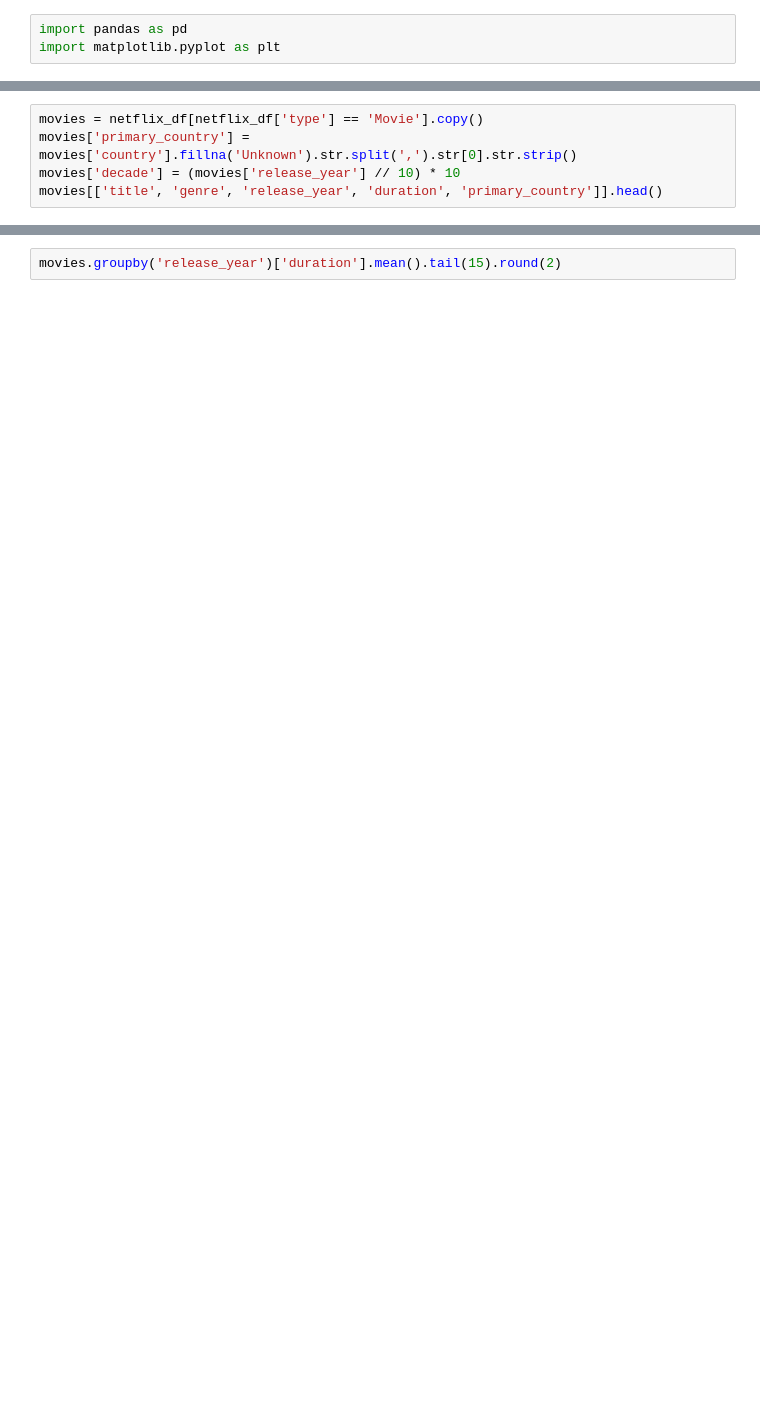
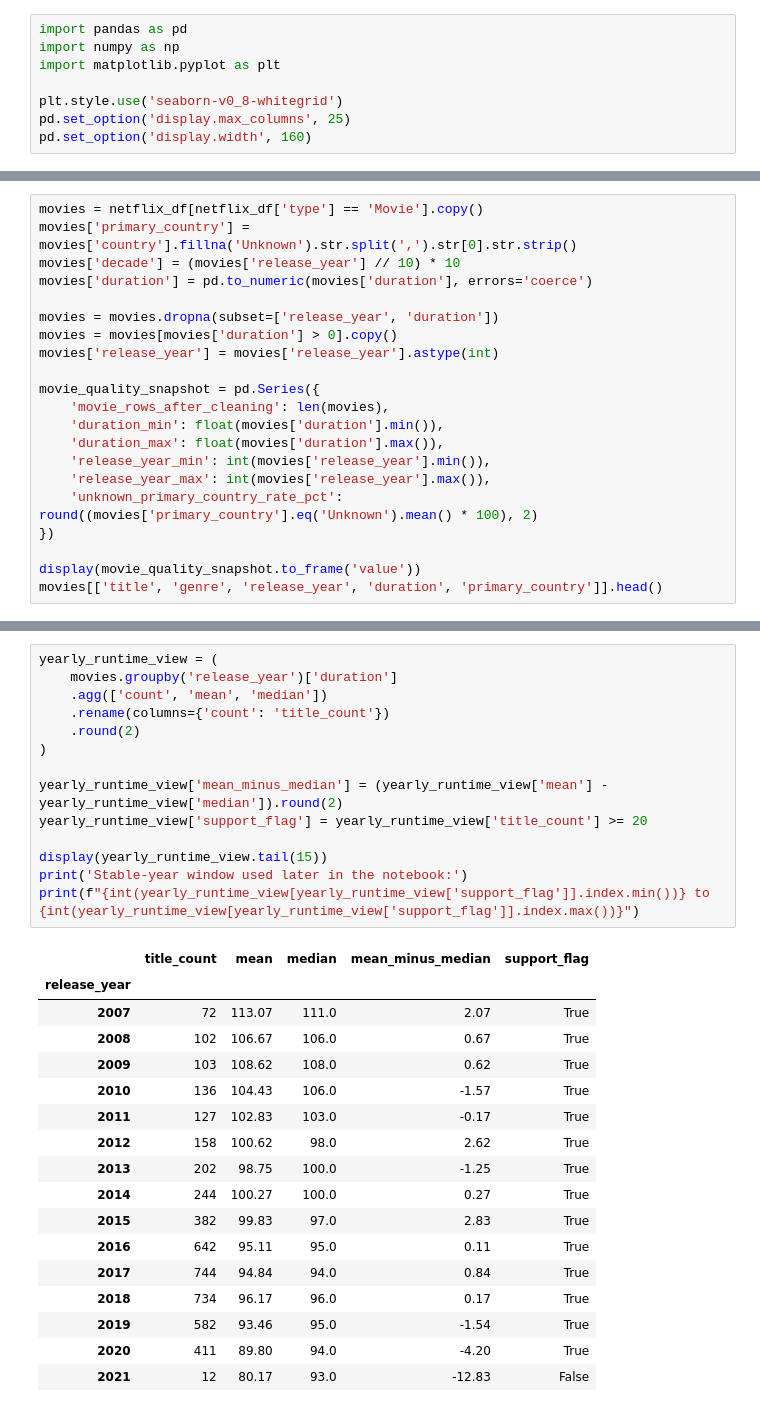
Before and after one commit to Shawongazi7/investigating-netflix-movies, a Jupyter notebook: Investigating_Netflix_Movies.ipynb, the cells around one changed output, grey strips where cells are left out. Drawn from its saved outputs; the diff is of its cells as text; blank space fills up the shorter version.

```diff
--- a/Investigating_Netflix_Movies.ipynb
+++ b/Investigating_Netflix_Movies.ipynb
@@ -14,4 +23,9 @@ This notebook performs exploratory data analysis on the Netflix titles dataset w
 # %%
 import pandas as pd
+import numpy as np
 import matplotlib.pyplot as plt
+
+plt.style.use('seaborn-v0_8-whitegrid')
+pd.set_option('display.max_columns', 25)
+pd.set_option('display.width', 160)
 # %%
@@ -40,4 +145,20 @@ The original dataset mixes movies and TV shows. Since the research question is a
 movies = netflix_df[netflix_df['type'] == 'Movie'].copy()
 movies['primary_country'] = movies['country'].fillna('Unknown').str.split(',').str[0].str.strip()
 movies['decade'] = (movies['release_year'] // 10) * 10
+movies['duration'] = pd.to_numeric(movies['duration'], errors='coerce')
+
+movies = movies.dropna(subset=['release_year', 'duration'])
+movies = movies[movies['duration'] > 0].copy()
+movies['release_year'] = movies['release_year'].astype(int)
+
+movie_quality_snapshot = pd.Series({
+    'movie_rows_after_cleaning': len(movies),
+    'duration_min': float(movies['duration'].min()),
+    'duration_max': float(movies['duration'].max()),
+    'release_year_min': int(movies['release_year'].min()),
+    'release_year_max': int(movies['release_year'].max()),
+    'unknown_primary_country_rate_pct': round((movies['primary_country'].eq('Unknown').mean() * 100), 2)
+})
+
+display(movie_quality_snapshot.to_frame('value'))
 movies[['title', 'genre', 'release_year', 'duration', 'primary_country']].head()
@@ -85,2 +339,32 @@ This is the core visual for the original project question.
 # %%
-movies.groupby('release_year')['duration'].mean().tail(15).round(2)
+yearly_runtime_view = (
+    movies.groupby('release_year')['duration']
+    .agg(['count', 'mean', 'median'])
+    .rename(columns={'count': 'title_count'})
+    .round(2)
+)
+
+yearly_runtime_view['mean_minus_median'] = (yearly_runtime_view['mean'] - yearly_runtime_view['median']).round(2)
+yearly_runtime_view['support_flag'] = yearly_runtime_view['title_count'] >= 20
+
+display(yearly_runtime_view.tail(15))
+print('Stable-year window used later in the notebook:')
+print(f"{int(yearly_runtime_view[yearly_runtime_view['support_flag']].index.min())} to {int(yearly_runtime_view[yearly_runtime_view['support_flag']].index.max())}")
+# %% [output]
+|  | title_count | mean | median | mean_minus_median | support_flag |
+| release_year |  |  |  |  |  |
+| 2007 | 72 | 113.07 | 111.0 | 2.07 | True |
+| 2008 | 102 | 106.67 | 106.0 | 0.67 | True |
+| 2009 | 103 | 108.62 | 108.0 | 0.62 | True |
+| 2010 | 136 | 104.43 | 106.0 | -1.57 | True |
+| 2011 | 127 | 102.83 | 103.0 | -0.17 | True |
+| 2012 | 158 | 100.62 | 98.0 | 2.62 | True |
+| 2013 | 202 | 98.75 | 100.0 | -1.25 | True |
+| 2014 | 244 | 100.27 | 100.0 | 0.27 | True |
+| 2015 | 382 | 99.83 | 97.0 | 2.83 | True |
+| 2016 | 642 | 95.11 | 95.0 | 0.11 | True |
+| 2017 | 744 | 94.84 | 94.0 | 0.84 | True |
+| 2018 | 734 | 96.17 | 96.0 | 0.17 | True |
+| 2019 | 582 | 93.46 | 95.0 | -1.54 | True |
+| 2020 | 411 | 89.80 | 94.0 | -4.20 | True |
+| 2021 | 12 | 80.17 | 93.0 | -12.83 | False |
```
Also changed, not shown: parts of 44 cells of this notebook, 7 other files.
